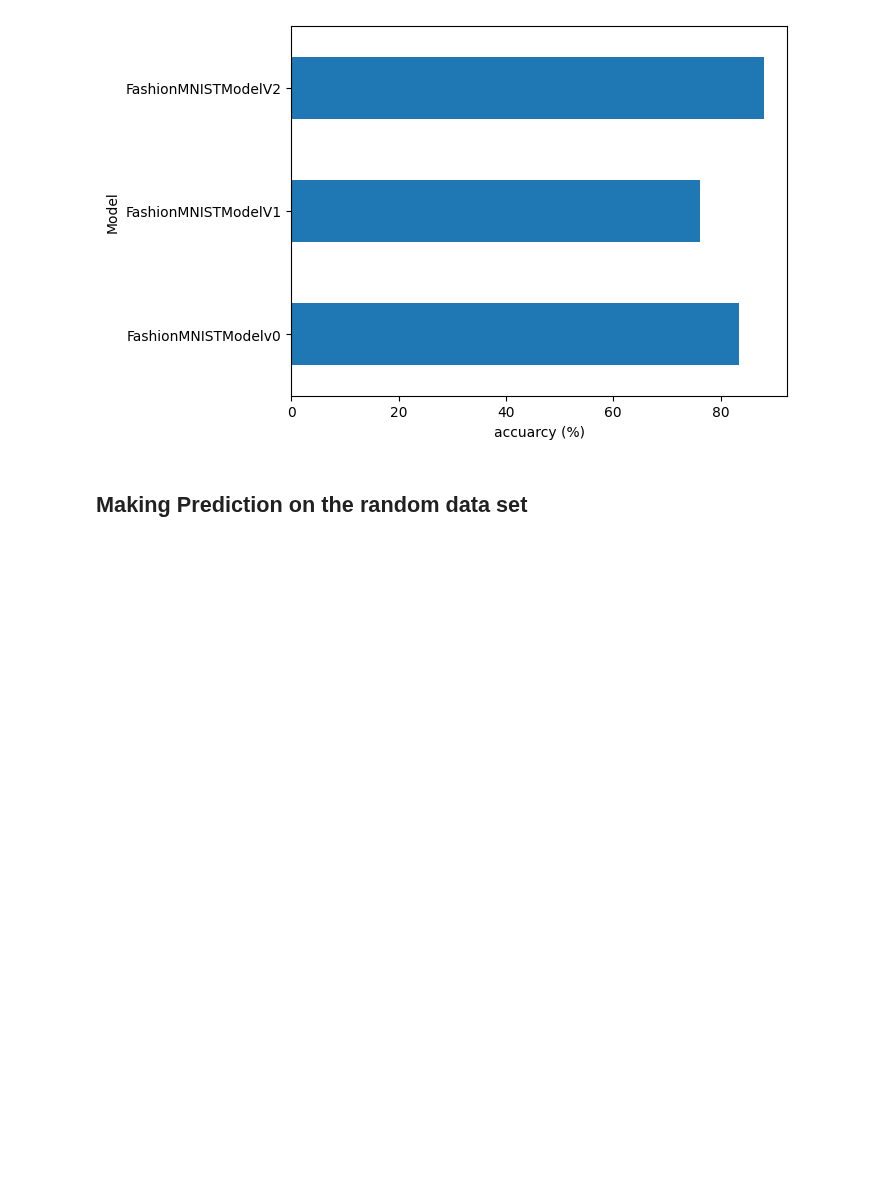
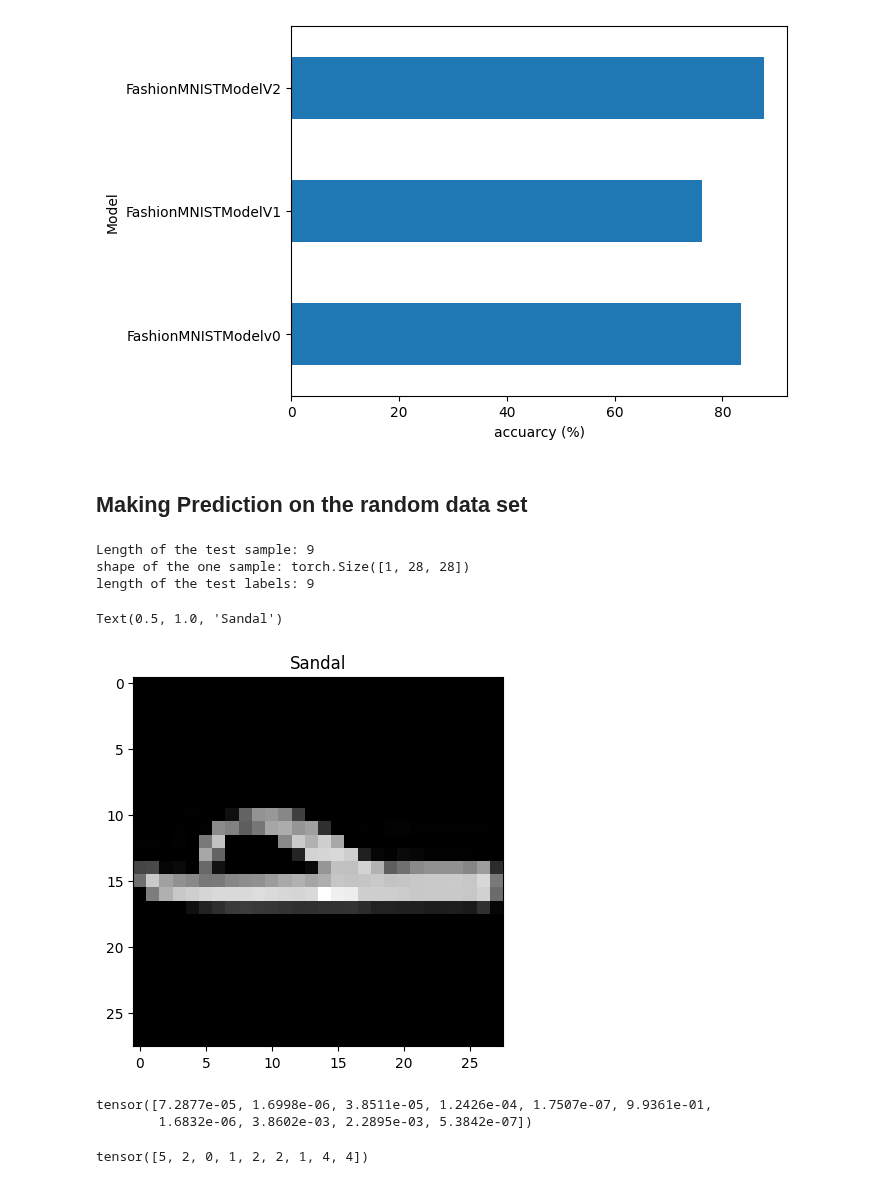
Before and after one commit to Imran1hp/Deep-Learning-, a Jupyter notebook: PyTorch_Computer_vision.ipynb, the cells around one changed output. Drawn from its saved outputs; the diff is of its cells as text; code cells hidden in the pictures; blank space fills up the shorter version.

```diff
--- a/PyTorch_Computer_vision.ipynb
+++ b/PyTorch_Computer_vision.ipynb
@@ -738,0 +741,34 @@ def make_prediction( model: torch.nn.Module , data: list , device:torch.device =
+# %%
+import random
+#random.seed(42)
+test_samples =[]
+test_labels = []
+for sample , label in random.sample (list(test_data) , k =9):
+ test_samples.append(sample)
+ test_labels.append(label)
+
+
+print(f"Length of the test sample: {len(test_samples)}")
+print(f"shape of the one sample: {test_samples[0].shape}")
+print(f"length of the test labels: {len(test_labels)}")
+# %% [output]
+Length of the test sample: 9
+shape of the one sample: torch.Size([1, 28, 28])
+length of the test labels: 9
+# %%
+plt.imshow(test_samples[0].squeeze() , cmap ="gray")
+plt.title(class_name[test_labels[0]])
+# %% [output]
+Text(0.5, 1.0, 'Sandal')
+[figure, added]
+# %%
+pred_probs = make_prediction(model =model_2 , data = test_samples , device = device)
+pred_probs[0]
+# %% [output]
+tensor([7.2877e-05, 1.6998e-06, 3.8511e-05, 1.2426e-04, 1.7507e-07, 9.9361e-01,
+        1.6832e-06, 3.8602e-03, 2.2895e-03, 5.3842e-07])
+# %%
+pred_classes = pred_probs.argmax(dim=1)
+pred_classes
+# %% [output]
+tensor([5, 2, 0, 1, 2, 2, 1, 4, 4])
```
Also changed, not shown: parts of 15 cells of this notebook.
